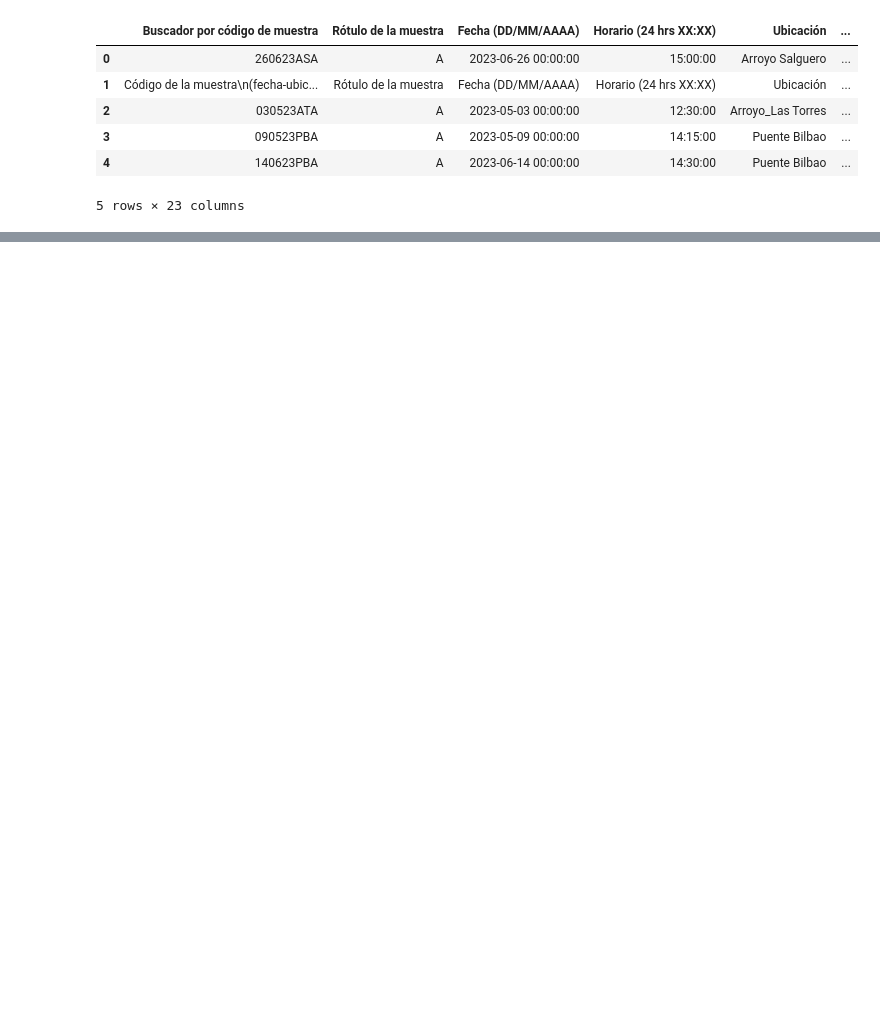
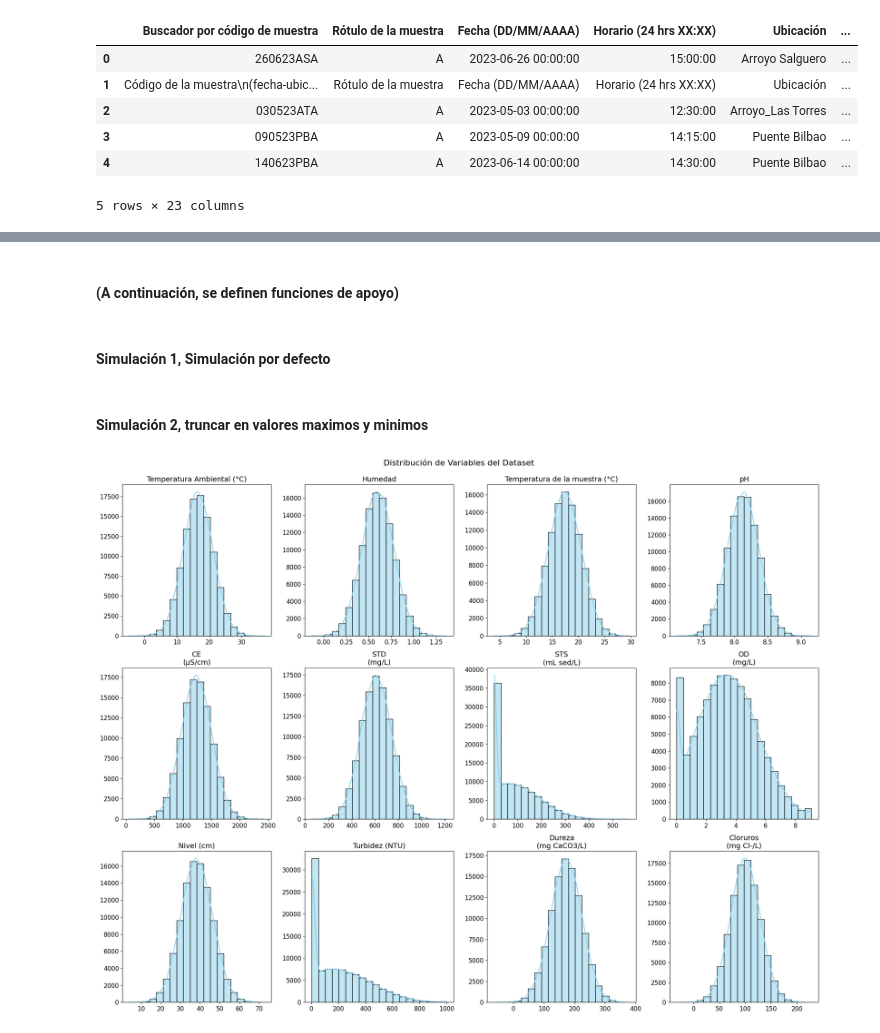
Before and after one commit to caipy09/proyecto_ica, a Jupyter notebook: simulación.ipynb, the cells around one changed output, grey strips where cells are left out. Drawn from its saved outputs; the diff is of its cells as text; code cells hidden in the pictures; blank space fills up the shorter version.

```diff
--- a/simulación.ipynb
+++ b/simulación.ipynb
@@ -1,10 +31,14 @@
 # %%
-# CARGA DE DATOS #
 
 import pandas as pd
+import numpy as np
+import matplotlib.pyplot as plt
+import seaborn as sns
+from scipy.stats import boxcox
 
 # Ruta al archivo de Excel
-archivo_excel = '../Escritorio/ProyectoICA/IIYNT-REQ-BD-001.xlsx' #../
+archivo_excel = '~/Escritorio/ProyectoICA/IIYNT-REQ-BD-001.xlsx'
+# archivo_excel = '../../../Escritorio/ProyectoICA/IIYNT-REQ-BD-001.xlsx'
 
 # Número de la fila desde la cual querés empezar (0-indexado)
 fila_inicio = 3
@@ -25,5 +62,4 @@ init_df.head()
 # %%
-# TRANSFORMACIÓN DE DATOS #
 
 desired_columns = [
     'Temperatura Ambiental (°C)',
@@ -31,7 +67,7 @@ desired_columns = [
     'Temperatura de la muestra (°C)',
     'pH',
     'CE\n(µS/cm)',
-    #'STD\n(mg/L)',
+    'STD\n(mg/L)',
     'STS\n(mL sed/L)',
     'OD\n(mg/L)',
     'Nivel (cm)',
@@ -40,4 +76,4 @@ desired_columns = [
     'Cloruros\n(mg Cl-/L)'
 ]
 df = init_df.iloc[2:102][desired_columns]
-df
+df.to_csv("dataset_limpio_para_chatGPT.csv")
@@ -120,0 +161,2 @@ dtype: int64
+# %% [markdown]
+#### (A continuación, se definen funciones de apoyo)
@@ -120,0 +200,2 @@ dtype: int64
+# %% [markdown]
+#### Simulación 1, Simulación por defecto
@@ -121,11 +227,9 @@ dtype: int64
+# %% [markdown]
+#### Simulación 2, truncar en valores maximos y minimos
 # %%
-# PROCESO DE SIMULACIÓN #
-
-import pandas as pd
-import numpy as np
 
 # Leé el CSV original para no modificar df_sin_nulos por las dudas
-df_original = df_sin_nulos
+df_original = df_sin_nulos.copy()
 
 # Creá un DataFrame vacío para guardar los resultados
 df_simulado = pd.DataFrame()
@@ -157,43 +261,52 @@ for columna in df_original.columns:
 #aplico correcciones a la columna STS con el metodo apply que aplica una funcion lambda a cada valor de la columna:
 val_min_STS=0.1
 val_max_STS=650
-df_simulado['STS\n(mL sed/L)']=df_simulado['STS\n(mL sed/L)'].apply(lambda x: val_min_STS if x < val_min_STS else (val_max_STS if x > val_max_STS else x))
+df_simulado['STS\n(mL sed/L)'] = df_simulado['STS\n(mL sed/L)'].apply(
+    lambda x: val_min_STS if x < val_min_STS else (val_max_STS if x > val_max_STS else x)
+)
 
 #aplico correcciones a la columna OD con el metodo apply que aplica una funcion lambda a cada valor de la columna:
 val_min_OD=0.0
 val_max_OD=9.1
-df_simulado['OD\n(mg/L)']=df_simulado['OD\n(mg/L)'].apply(lambda x: val_min_OD if x < val_min_OD else (val_max_OD if x > val_max_OD else x))
+df_simulado['OD\n(mg/L)']=df_simulado['OD\n(mg/L)'].apply(
+    lambda x: val_min_OD if x < val_min_OD else (val_max_OD if x > val_max_OD else x)
+)
 
 #aplico correcciones a la columna turbidez con el metodo apply que aplica una funcion lambda a cada valor de la columna:
 val_min_turbidez=2.7
 val_max_turbidez=1000.0
-df_simulado['Turbidez (NTU)']=df_simulado['Turbidez (NTU)'].apply(lambda x: val_min_turbidez if x < val_min_turbidez else (val_max_turbidez if x > val_max_turbidez else x))
+df_simulado['Turbidez (NTU)']=df_simulado['Turbidez (NTU)'].apply(
+    lambda x: val_min_turbidez if x < val_min_turbidez else (val_max_turbidez if x > val_max_turbidez else x)
+)
 
 
 #Si quiero tener en cuenta las relaciones entre las variables planteando escenarios:
 
 #Para STD: Es casi exacto no planteo escenarios
 # df_simulado['STD\n(mg/L)'] = -0.4958 + 0.4934 * df_simulado['CE\n(µS/cm)']
 
 # #Para Cloruros:
 # #Regresion lineal simple
 # df_simulado['Cloruros\n(mg Cl-/L)'] = -52.32 + 0.1265 * df_simulado['CE\n(µS/cm)']
 # #Escenarios:
 # def escenarioCl(valor):
 #     probabilidad=np.random.uniform(0,1)
 #     if probabilidad <= 0.3:
 #         return valor * 0.93
 #     elif probabilidad >=0.7:
 #         return valor * 1.07
 #     else:
 #         return valor
 
 # df_simulado['Cloruros\n(mg Cl-/L)'] = df_simulado['Cloruros\n(mg Cl-/L)'].apply(escenarioCl)
 
 # val_min_cloruros=15.0
 # val_max_cloruros=156.0
 # df_simulado['Cloruros\n(mg Cl-/L)']=df_simulado['Cloruros\n(mg Cl-/L)'].apply(lambda x: val_min_cloruros if x < val_min_cloruros else (val_max_cloruros if x > val_max_cloruros else x))
 
 
 # Guardá el DataFrame simulado como CSV
-df_simulado.to_csv("./dataset_simulado3.csv", index=False) #../
+df_simulado.to_csv("./dataset_simulado_opcion_2.csv", index=False) #../
+plot_results(df_simulado)
+# %% [output]
+[figure, added]
```
Also changed, not shown: parts of 23 cells of this notebook, 5 other files.
